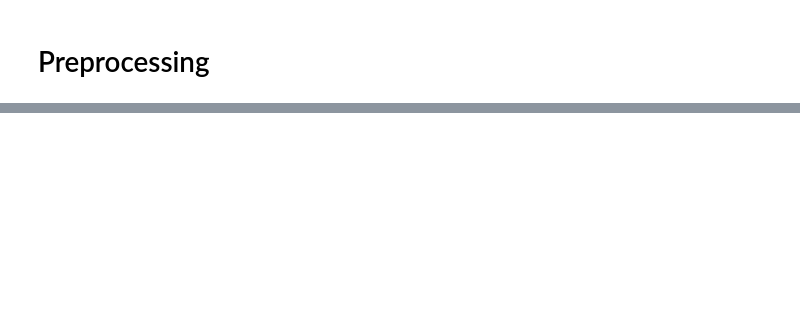
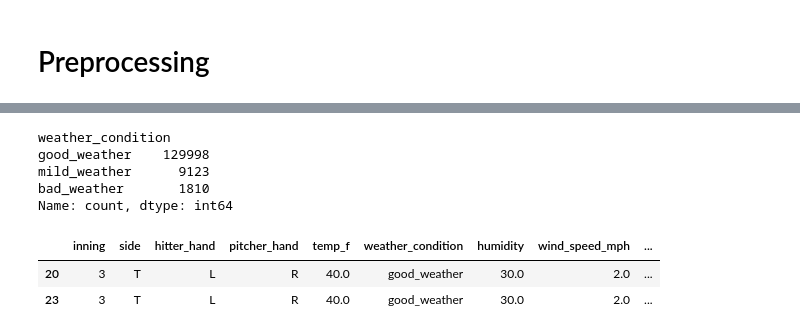
Before and after one commit to Scavo1225/mlb-at-bat-predictor, a Jupyter notebook: notebooks/preprocessing.ipynb, the cells around one changed output, grey strips where cells are left out. Cells and saved outputs as stored; diff of their text form; code cells hidden in the pictures; blank space fills up the shorter version.

```diff
--- a/notebooks/preprocessing.ipynb
+++ b/notebooks/preprocessing.ipynb
@@ -43,6 +63,13 @@ categories = pd.read_csv("../raw_data/Classeur2.csv",sep=";", index_col="weather
 categories = categories.to_dict()["weather_cat"]
 
 data.weather_condition = data.weather_condition.replace(categories)
+data.weather_condition.value_counts(dropna=False)
+# %% [output]
+weather_condition
+good_weather    129998
+mild_weather      9123
+bad_weather       1810
+Name: count, dtype: int64
 # %%
 X = data.drop(columns=["y_target"])
 y = data.y_target
@@ -53,0 +78,6 @@ imputer = KNNImputer(n_neighbors=5)
+# %%
+data.head(2)
+# %% [output]
+|  | inning | side | hitter_hand | pitcher_hand | temp_f | weather_condition | humidity | wind_speed_mph | ... |
+| 20 | 3 | T | L | R | 40.0 | good_weather | 30.0 | 2.0 | ... |
+| 23 | 3 | T | L | R | 40.0 | good_weather | 30.0 | 2.0 | ... |
```
Also changed, not shown: parts of 10 cells of this notebook, 1 other file.
